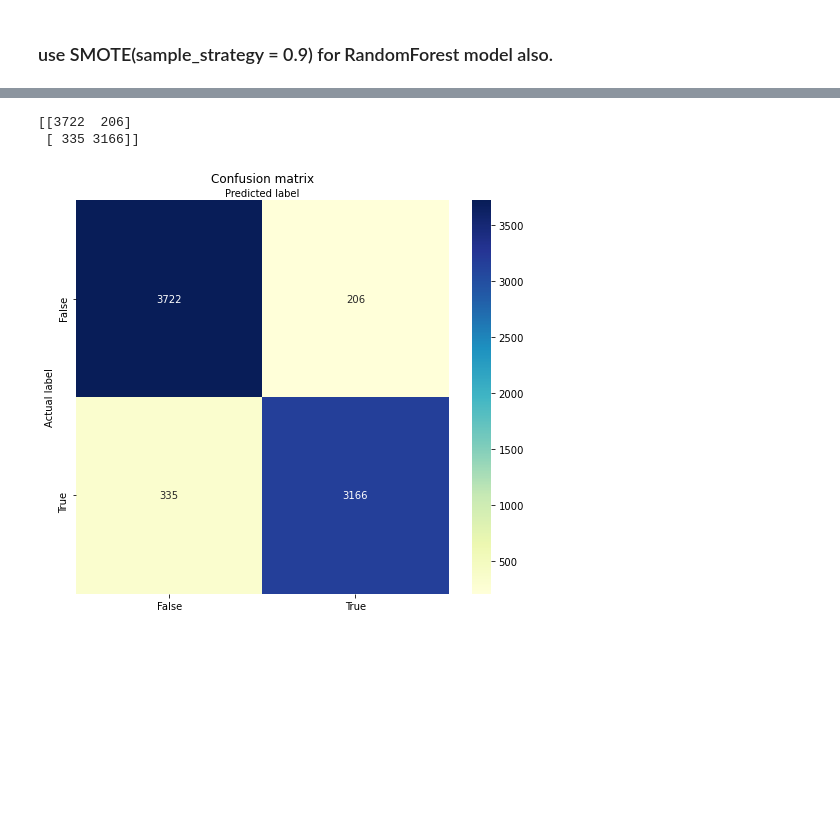
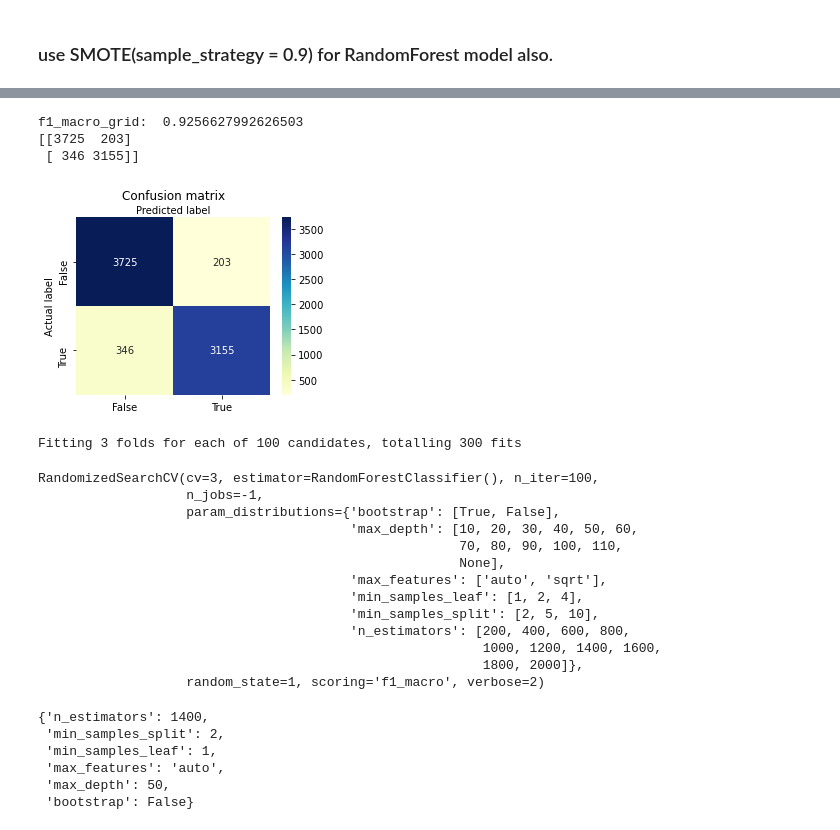
Before and after one commit to mengyanl/DirectMarketing, a Jupyter notebook: NoteBook/Preprocessing.ipynb, the cells around one changed output, grey strips where cells are left out. Saved outputs shown, nothing was run; the diff lists cells and outputs as text; code cells hidden in the pictures; blank space fills up the shorter version.

Commit message:
added randomsearch to final modeling

```diff
--- a/NoteBook/Preprocessing.ipynb
+++ b/NoteBook/Preprocessing.ipynb
@@ -283,26 +284,86 @@ Best: [0.88599583 0.88958966 0.89136782 0.89267038 0.91283978 0.91837906
 # %%
-# Extract the best decision forest
+# Extract the best decision forest after gridsearchCV
 best_clf = grid_results.best_estimator_
 y_pred = best_clf.predict(X_test)
+
+# Print F_macro value after gridsearch
+f1_macro = f1_score(y_test, y_pred, average='macro')
+print('f1_macro_grid: ', f1_macro)
 
 # Create a confusion matrix
 cnf_matrix = confusion_matrix(y_test, y_pred)
 print(cnf_matrix)
 # Create heatmap from the confusion matrix
 %matplotlib inline
 class_names=[False, True] # name  of classes
-fig, ax = plt.subplots(figsize=(7, 6))
+fig, ax = plt.subplots(figsize=(4, 3))
 sns.heatmap(pd.DataFrame(cnf_matrix), annot=True, cmap="YlGnBu", fmt='g')
 ax.xaxis.set_label_position("top")
 plt.tight_layout()
 plt.title('Confusion matrix')
 plt.ylabel('Actual label')
 plt.xlabel('Predicted label')
 tick_marks = [0.5, 1.5]
 plt.xticks(tick_marks, class_names)
 plt.yticks(tick_marks, class_names)
 plt.show()
 # %% [output]
-[[3722  206]
- [ 335 3166]]
+f1_macro_grid:  0.9256627992626503
+[[3725  203]
+ [ 346 3155]]
-[figure, old version]
+[figure, new version]
+# %%
+# Try RandomSearchCV using more hyper parameters
+from sklearn.model_selection import RandomizedSearchCV
+# Number of trees in random forest
+n_estimators = [int(x) for x in np.linspace(start = 200, stop = 2000, num = 10)]
+# Number of features to consider at every split
+max_features = ['auto', 'sqrt']
+# Maximum number of levels in tree
+max_depth = [int(x) for x in np.linspace(10, 110, num = 11)]
+max_depth.append(None)
+# Minimum number of samples required to split a node
+min_samples_split = [2, 5, 10]
+# Minimum number of samples required at each leaf node
+min_samples_leaf = [1, 2, 4]
+# Method of selecting samples for training each tree
+bootstrap = [True, False]# Create the random grid
+random_grid = {'n_estimators': n_estimators,
+               'max_features': max_features,
+               'max_depth': max_depth,
+               'min_samples_split': min_samples_split,
+               'min_samples_leaf': min_samples_leaf,
+               'bootstrap': bootstrap}
+
+# Use the random grid to search for best hyperparameters
+# First create the base model to tune
+rf = RandomForestClassifier()
+# Random search of parameters, using 3 fold cross validation,
+# search across 100 different combinations, and use all available cores
+rf_random = RandomizedSearchCV(estimator = rf, param_distributions = random_grid, n_iter = 100, cv = 3, verbose=2, random_state=1, n_jobs = -1, scoring = 'f1_macro')
+# Fit the random search model
+rf_random.fit(X_train, y_train)
+# %% [output]
+Fitting 3 folds for each of 100 candidates, totalling 300 fits
+RandomizedSearchCV(cv=3, estimator=RandomForestClassifier(), n_iter=100,
+                   n_jobs=-1,
+                   param_distributions={'bootstrap': [True, False],
+                                        'max_depth': [10, 20, 30, 40, 50, 60,
+                                                      70, 80, 90, 100, 110,
+                                                      None],
+                                        'max_features': ['auto', 'sqrt'],
+                                        'min_samples_leaf': [1, 2, 4],
+                                        'min_samples_split': [2, 5, 10],
+                                        'n_estimators': [200, 400, 600, 800,
+                                                         1000, 1200, 1400, 1600,
+                                                         1800, 2000]},
+                   random_state=1, scoring='f1_macro', verbose=2)
+# %%
+rf_random.best_params_
+# %% [output]
+{'n_estimators': 1400,
+ 'min_samples_split': 2,
+ 'min_samples_leaf': 1,
+ 'max_features': 'auto',
+ 'max_depth': 50,
+ 'bootstrap': False}
```
Also changed, not shown: parts of 13 cells of this notebook, 3 other files.
